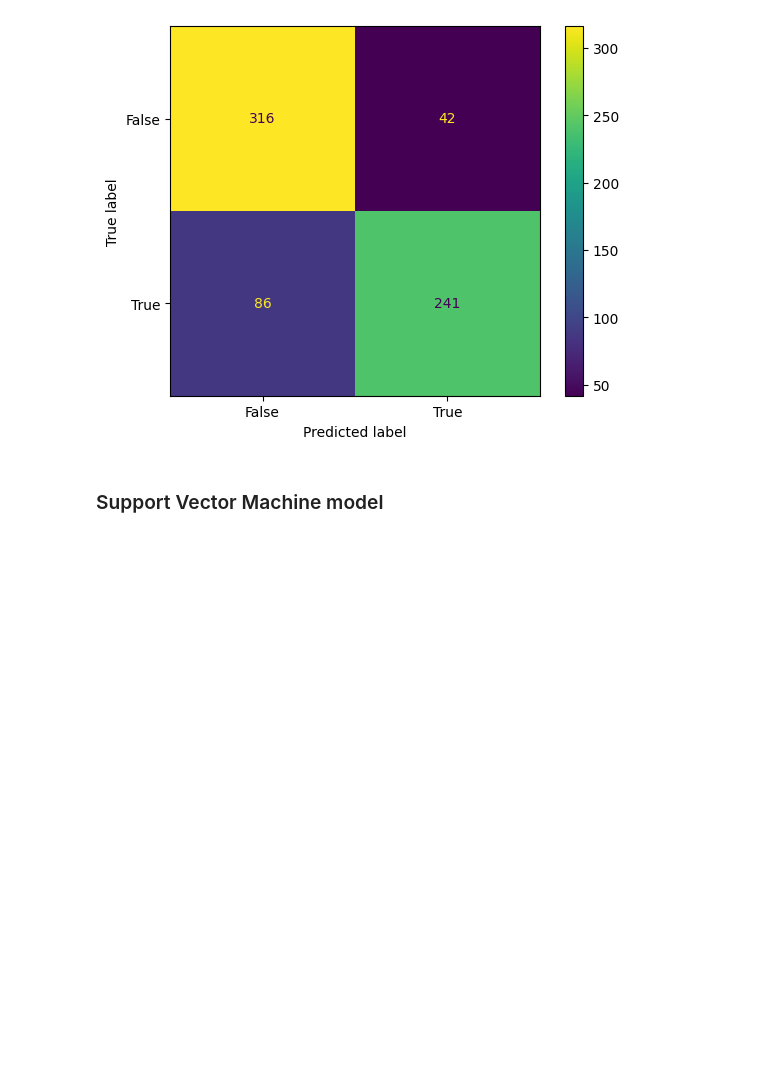
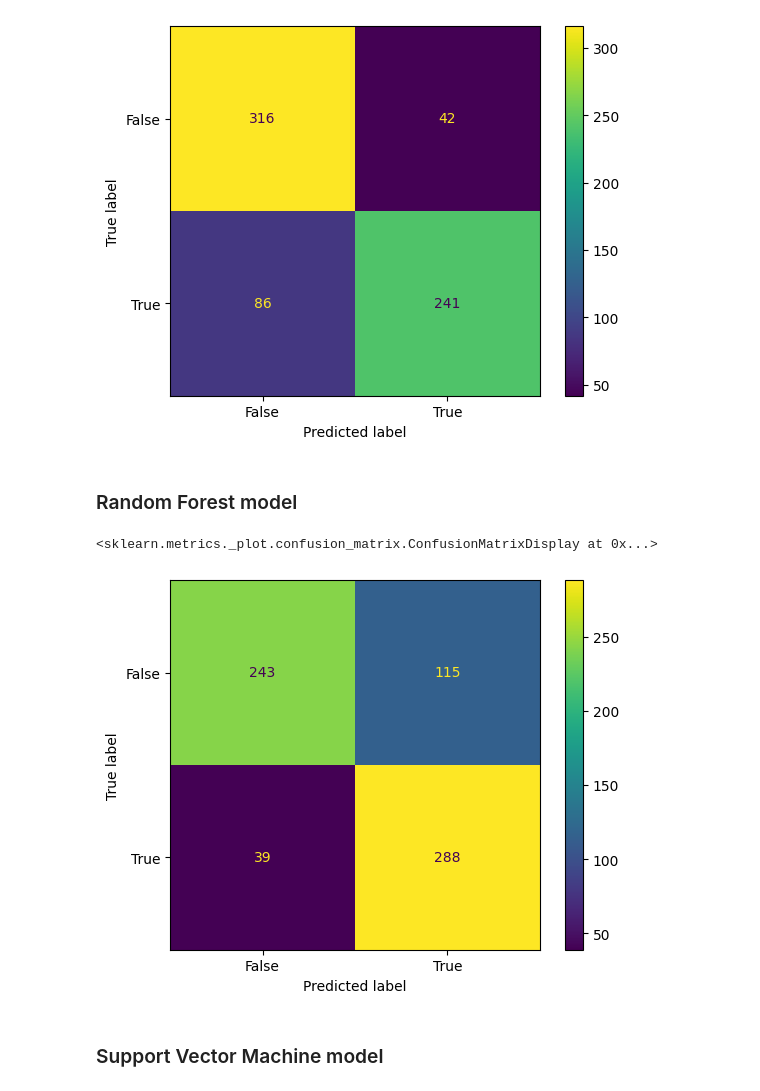
Before and after one commit to Davidelvis/Fake_Reviews_Detector_ML, a Jupyter notebook: Modelling.ipynb, the cells around one changed output. Cells and saved outputs as stored; diff of their text form; code cells hidden in the pictures; blank space fills up the shorter version.

```diff
--- a/Modelling.ipynb
+++ b/Modelling.ipynb
@@ -208,3 +249,5 @@ display.plot()
 # %% [output]
 <sklearn.metrics._plot.confusion_matrix.ConfusionMatrixDisplay at 0x...>
 [figure]
+# %% [markdown]
+### Random Forest model
@@ -211,3 +265,12 @@ display.plot()
+# %%
+#CONFUSION MATRIX
+cm =  confusion_matrix(y_test, prediction, labels=rf2.classes_)
+display = ConfusionMatrixDisplay(confusion_matrix=cm,
+                              display_labels=rf2.classes_)
+display.plot()
+# %% [output]
+<sklearn.metrics._plot.confusion_matrix.ConfusionMatrixDisplay at 0x...>
+[figure, added]
 # %% [markdown]
 ### Support Vector Machine model
 # %%
```
Also changed, not shown: parts of 19 cells of this notebook, 10 other files.
